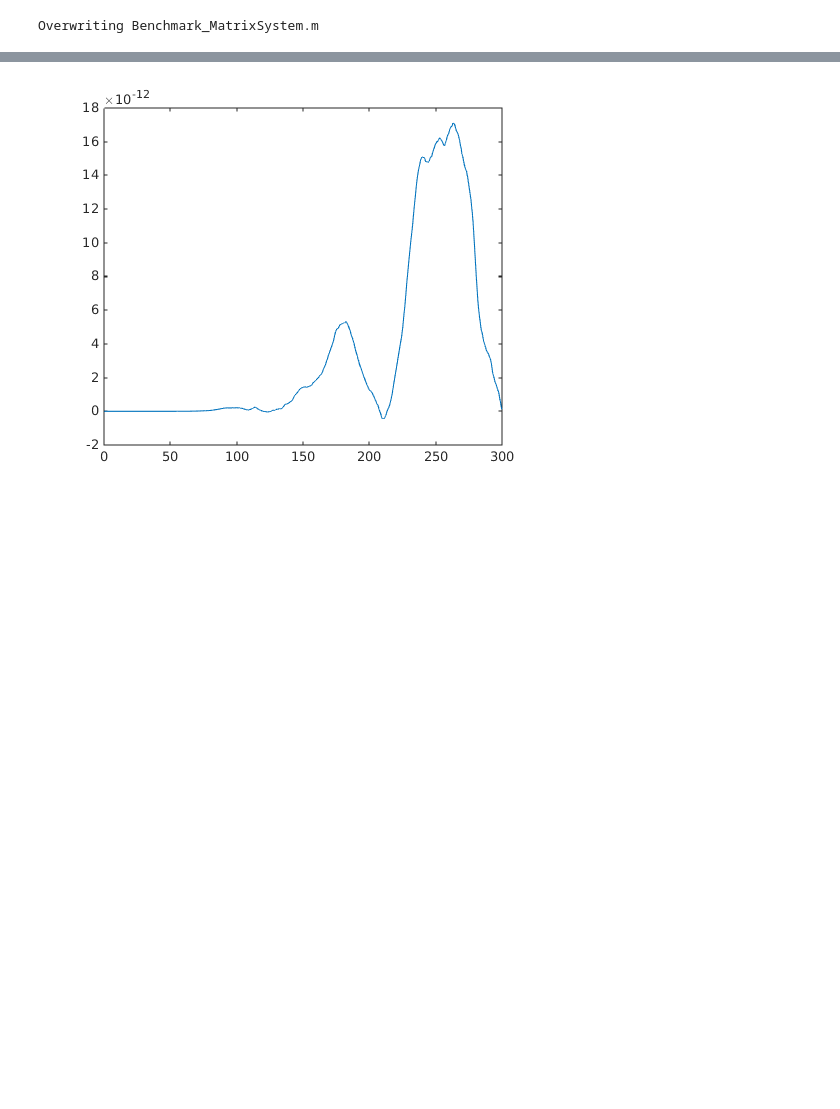
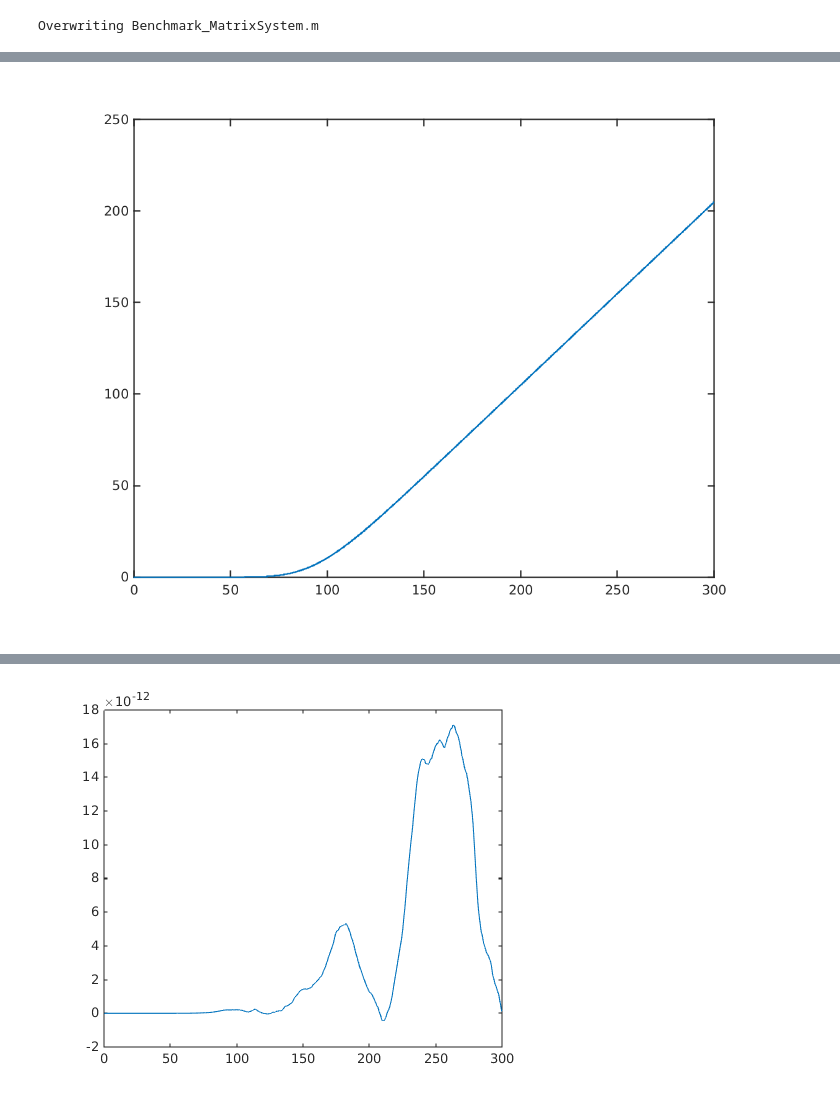
Before and after one commit to poeticcapybara/LisbonITN2014, a Jupyter notebook: notebooks/Benchmark-MatrixSystem.ipynb, the cells around one changed output, grey strips where cells are left out. Saved outputs shown, nothing was run; the diff lists cells and outputs as text; code cells hidden in the pictures; blank space fills up the shorter version.

Commit message:
Added matlab script run inside IPython with matlab magic command from pymatbrige

```diff
--- a/notebooks/Benchmark-MatrixSystem.ipynb
+++ b/notebooks/Benchmark-MatrixSystem.ipynb
@@ -39,0 +85,26 @@ bc[-1,:] = dt*A[-2,-1]*(s[-1]-K*exp(-r*t))
+# %%
+nt = 100
+ns = 1500
+
+t,dt = linspace(0,T,nt,retstep=True)
+s,ds = linspace(0,3*K,ns,retstep=True)
+
+e1 = ones(ns)
+data = array([e1,-2*e1,e1])
+diags = array([-1,0,1])
+
+#second derivative
+sd = 0.5*sigma**2*spdiags(s**2,0,ns,ns)*spdiags(data,diags,ns,ns)/(ds**2)
+data = array([-e1,e1])
+diags = array([-1,1])
+
+#first derivative
+fd = r*spdiags(s,0,ns,ns)*spdiags(data,diags,ns,ns)/(2*ds)
+
+#reaction term
+reac = -r*speye(ns)
+A = sd+fd+reac
+AA = speye(ns-2)-dt*A[1:-1,1:-1]
+
+bc = zeros((ns-2,nt))
+bc[-1,:] = dt*A[-2,-1]*(s[-1]-K*exp(-r*t))
@@ -144,0 +275,14 @@ Overwriting Benchmark_MatrixSystem.m
+# %%
+%%matlab
+
+plot(s(2:end-1),v1)
+AA_dense = full(AA);
+
+tic;
+v1d = max(s(2:end-1)-K,0);
+for i=1:nt-1
+    v1d = AA_dense\(v1d+bc(:,i+1));
+end
+toc;
+plot(s(2:end-1),v1d)
+# %% [output]
@@ -144,0 +290 @@ Overwriting Benchmark_MatrixSystem.m
+[figure, added]
```
Also changed, not shown: parts of 31 cells of this notebook.
